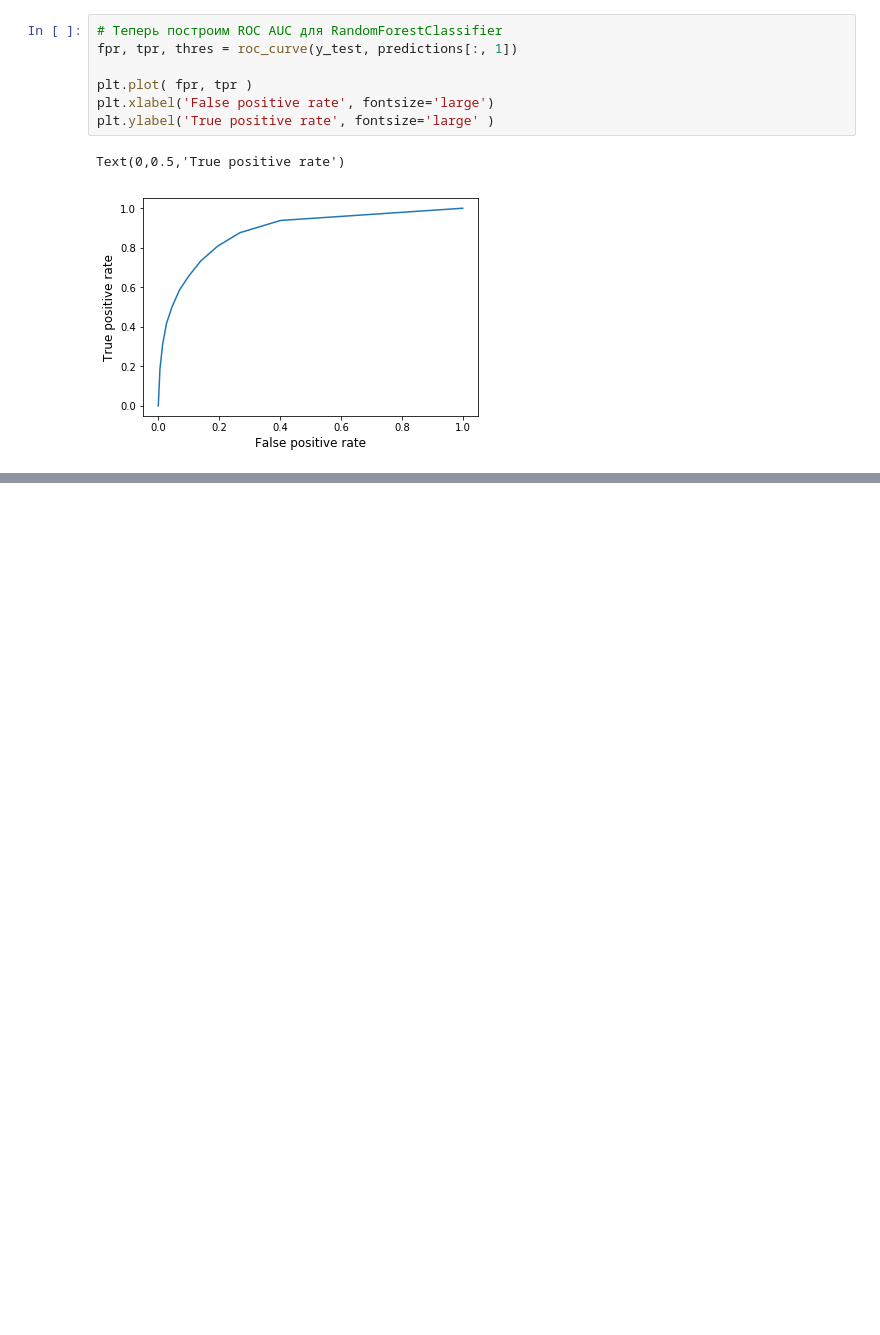
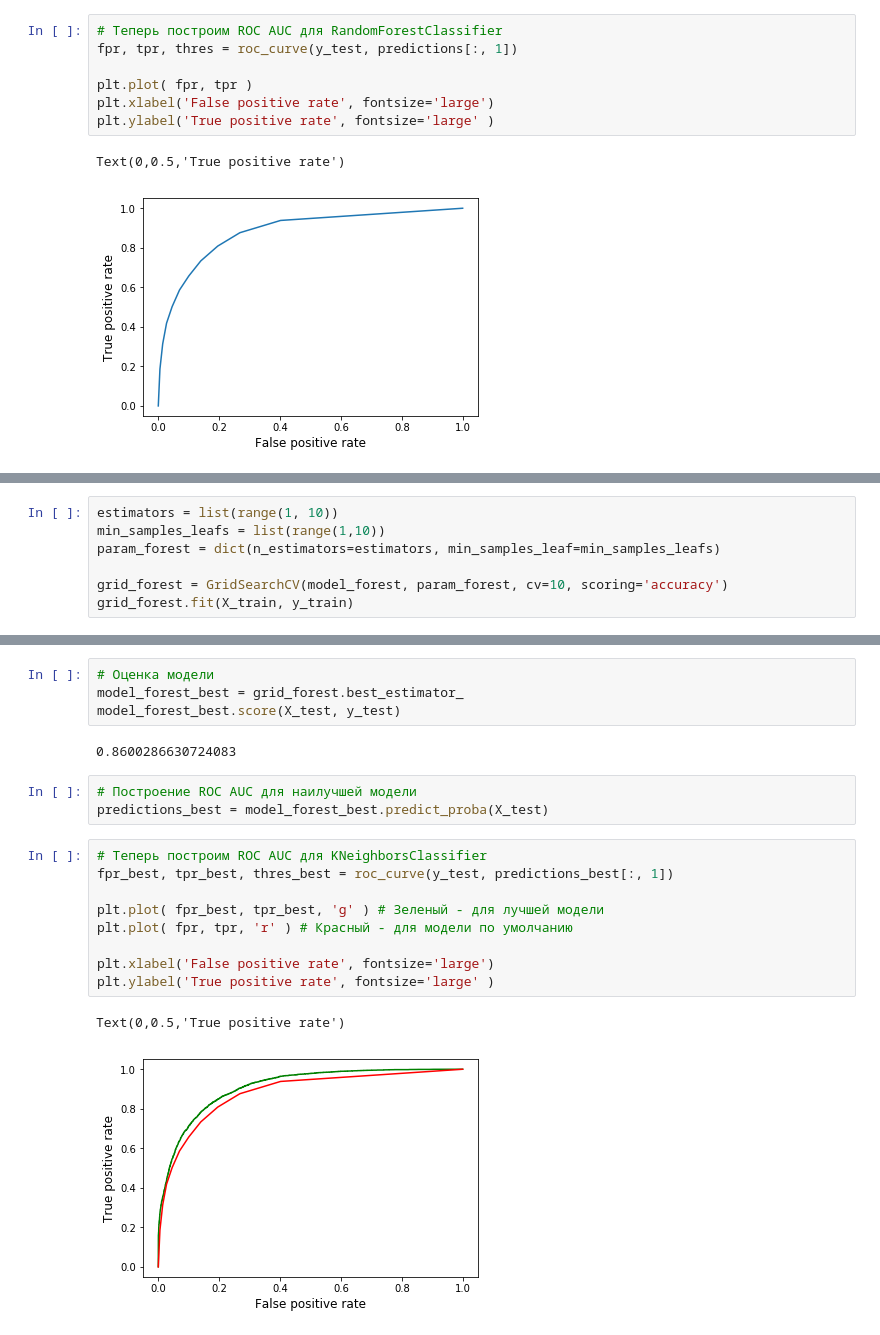
Before and after one commit to kianya/ml-basic-algorithms, a Jupyter notebook: 6. ADULT - regularization/adult_models_analysis.ipynb, the cells around one changed output, grey strips where cells are left out. Saved outputs shown, nothing was run; the diff lists cells and outputs as text; blank space fills up the shorter version.

```diff
--- a/6. ADULT - regularization/adult_models_analysis.ipynb
+++ b/6. ADULT - regularization/adult_models_analysis.ipynb
@@ -198,0 +231,7 @@ Text(0,0.5,'True positive rate')
+# %%
+estimators = list(range(1, 10))
+min_samples_leafs = list(range(1,10))
+param_forest = dict(n_estimators=estimators, min_samples_leaf=min_samples_leafs)
+
+grid_forest = GridSearchCV(model_forest, param_forest, cv=10, scoring='accuracy')
+grid_forest.fit(X_train, y_train)
@@ -198,0 +251,21 @@ Text(0,0.5,'True positive rate')
+# %%
+# Оценка модели
+model_forest_best = grid_forest.best_estimator_
+model_forest_best.score(X_test, y_test)
+# %% [output]
+0.8600286630724083
+# %%
+# Построение ROC AUC для наилучшей модели
+predictions_best = model_forest_best.predict_proba(X_test)
+# %%
+# Теперь построим ROC AUC для KNeighborsClassifier
+fpr_best, tpr_best, thres_best = roc_curve(y_test, predictions_best[:, 1])
+
+plt.plot( fpr_best, tpr_best, 'g' ) # Зеленый - для лучшей модели
+plt.plot( fpr, tpr, 'r' ) # Красный - для модели по умолчанию
+
+plt.xlabel('False positive rate', fontsize='large')
+plt.ylabel('True positive rate', fontsize='large' )
+# %% [output]
+Text(0,0.5,'True positive rate')
+[figure, added]
```
Also changed, not shown: parts of 8 cells of this notebook.
